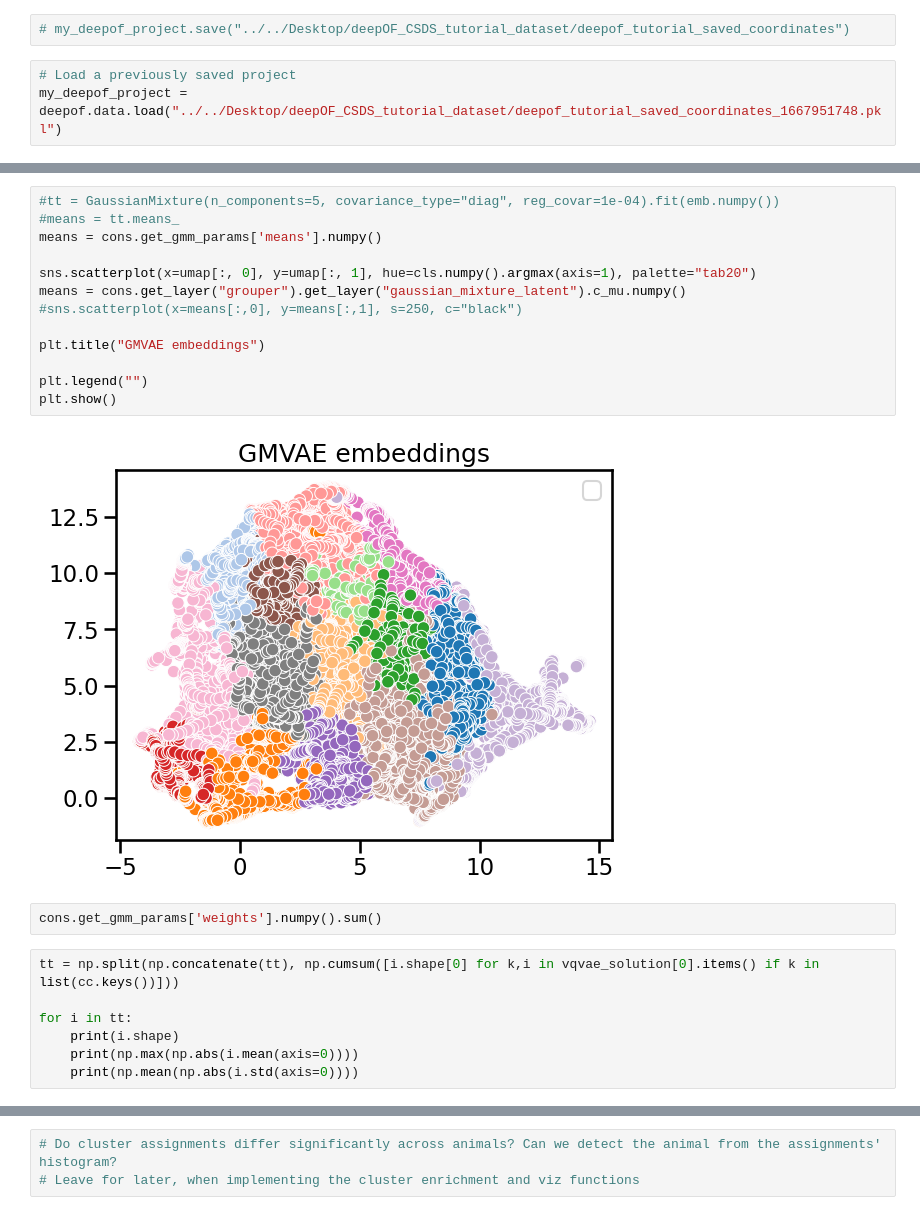
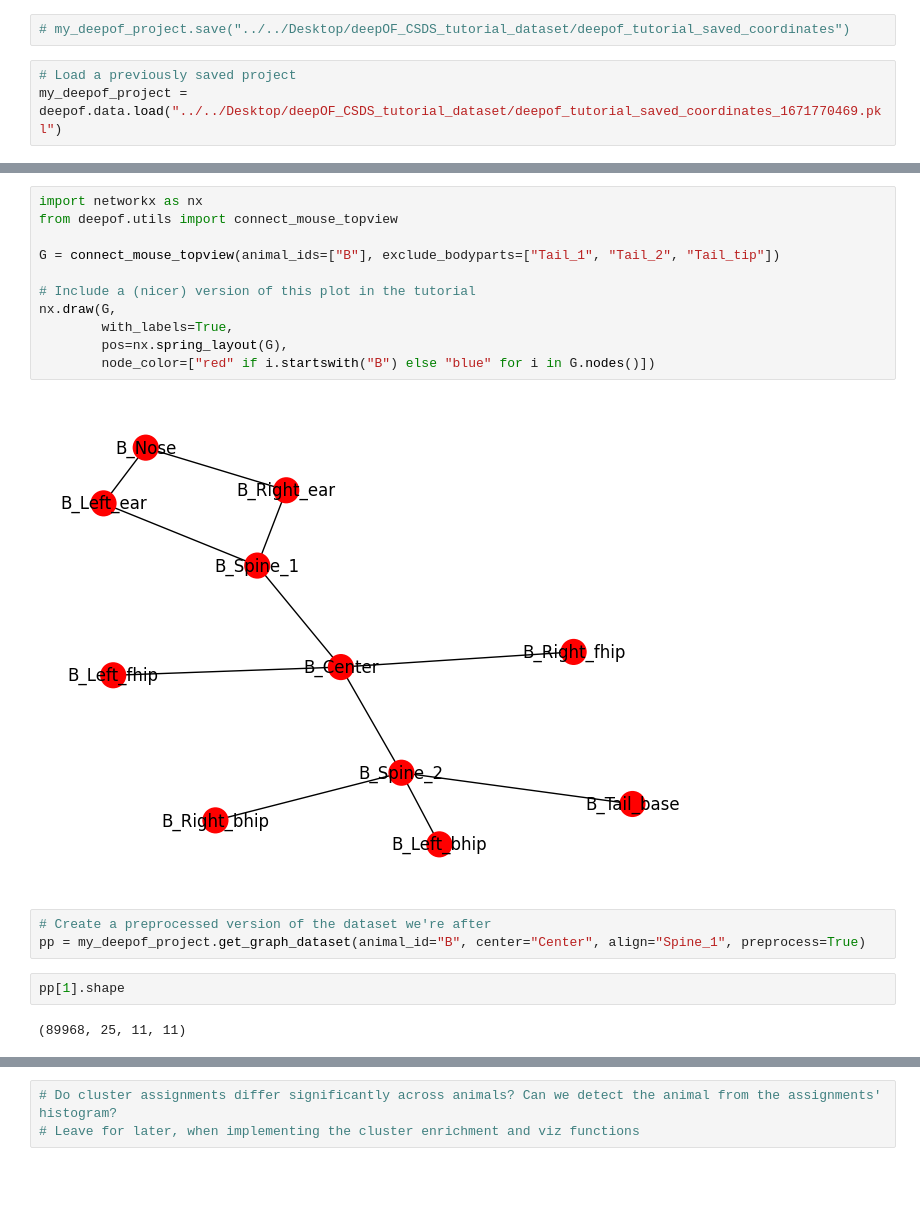
Before and after one commit to mlfpm/deepof, a Jupyter notebook: docs/source/tutorial_notebooks/deepof_preprocessing_tutorial.ipynb, the cells around one changed output, grey strips where cells are left out. Drawn from its saved outputs; the diff is of its cells as text; blank space fills up the shorter version.

```diff
--- a/docs/source/tutorial_notebooks/deepof_preprocessing_tutorial.ipynb
+++ b/docs/source/tutorial_notebooks/deepof_preprocessing_tutorial.ipynb
@@ -37,7 +35,7 @@ my_deepof_project = deepof.data.Project(
 # my_deepof_project.save("../../Desktop/deepOF_CSDS_tutorial_dataset/deepof_tutorial_saved_coordinates")
 # %%
 # Load a previously saved project
-my_deepof_project = deepof.data.load("../../Desktop/deepOF_CSDS_tutorial_dataset/deepof_tutorial_saved_coordinates_1667951748.pkl")
+my_deepof_project = deepof.data.load("../../Desktop/deepOF_CSDS_tutorial_dataset/deepof_tutorial_saved_coordinates_1671770469.pkl")
 # %%
 import matplotlib.pyplot as plt
 import seaborn as sns
@@ -380,24 +75,20 @@ cons.get_gmm_params
-# %%
-#tt = GaussianMixture(n_components=5, covariance_type="diag", reg_covar=1e-04).fit(emb.numpy())
-#means = tt.means_
-means = cons.get_gmm_params['means'].numpy()
-
-sns.scatterplot(x=umap[:, 0], y=umap[:, 1], hue=cls.numpy().argmax(axis=1), palette="tab20")
-means = cons.get_layer("grouper").get_layer("gaussian_mixture_latent").c_mu.numpy()
-#sns.scatterplot(x=means[:,0], y=means[:,1], s=250, c="black")
-
-plt.title("GMVAE embeddings")
-
-plt.legend("")
-plt.show()
-# %% [output]
-[figure, removed]
-# %%
-cons.get_gmm_params['weights'].numpy().sum()
-# %%
-tt = np.split(np.concatenate(tt), np.cumsum([i.shape[0] for k,i in vqvae_solution[0].items() if k in list(cc.keys())]))
-
-for i in tt:
-    print(i.shape)
-    print(np.max(np.abs(i.mean(axis=0))))
-    print(np.mean(np.abs(i.std(axis=0))))
+# %%
+import networkx as nx
+from deepof.utils import connect_mouse_topview
+
+G = connect_mouse_topview(animal_ids=["B"], exclude_bodyparts=["Tail_1", "Tail_2", "Tail_tip"])
+
+# Include a (nicer) version of this plot in the tutorial
+nx.draw(G,
+        with_labels=True,
+        pos=nx.spring_layout(G),
+        node_color=["red" if i.startswith("B") else "blue" for i in G.nodes()])
+# %% [output]
+[figure, added]
+# %%
+# Create a preprocessed version of the dataset we're after
+pp = my_deepof_project.get_graph_dataset(animal_id="B", center="Center", align="Spine_1", preprocess=True)
+# %%
+pp[1].shape
+# %% [output]
+(89968, 25, 11, 11)
```
Also changed, not shown: parts of 20 cells of this notebook, 6 other files.
